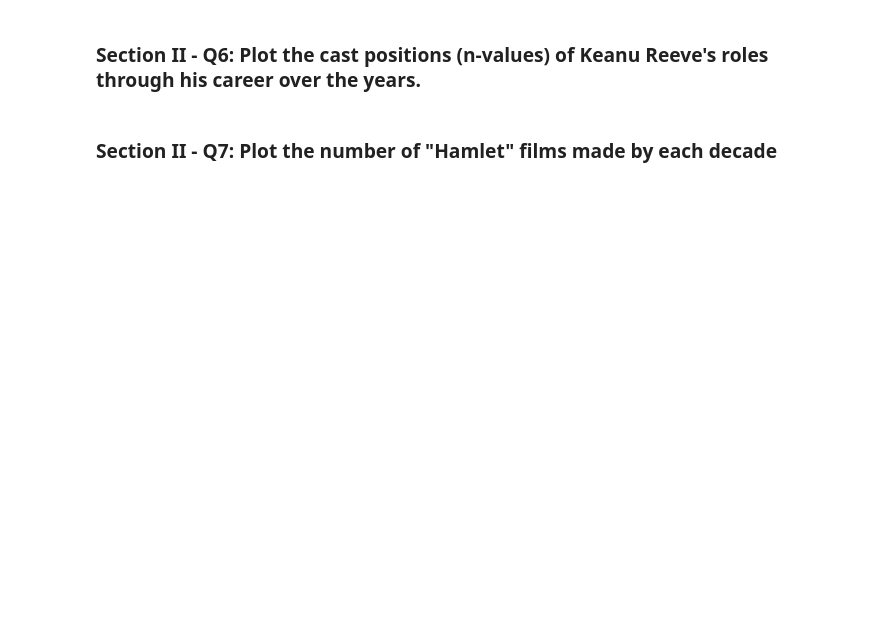
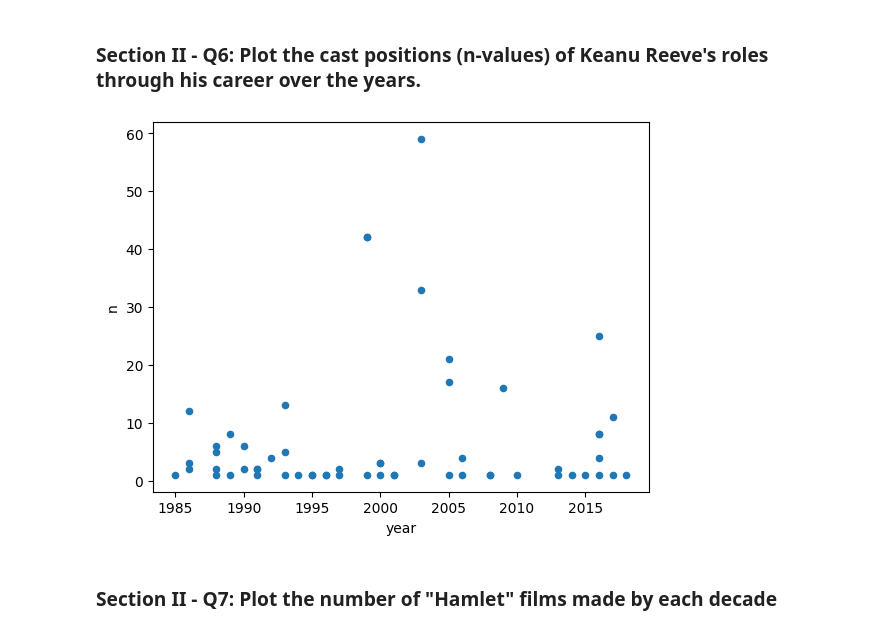
Before and after one commit to drewzemke/mle-mini-projects, a Jupyter notebook: mec-5.3.10-data-wranging-with-pandas-mini-project/Mini_Project_Data_Wrangling_Pandas.ipynb, the cells around one changed output. Drawn from its saved outputs; the diff is of its cells as text; code cells hidden in the pictures; blank space fills up the shorter version.

```diff
--- a/mec-5.3.10-data-wranging-with-pandas-mini-project/Mini_Project_Data_Wrangling_Pandas.ipynb
+++ b/mec-5.3.10-data-wranging-with-pandas-mini-project/Mini_Project_Data_Wrangling_Pandas.ipynb
@@ -394,4 +506,8 @@ top_ten.plot(kind='barh')
 # %% [markdown]
 ### Section II - Q6: Plot the cast positions (n-values) of Keanu Reeve's roles through his career over the years.
+# %%
+keanu.plot(kind='scatter', x='year', y='n');
+# %% [output]
+[figure, added]
 # %% [markdown]
 ### Section II - Q7: Plot the number of "Hamlet" films made by each decade
```
Also changed, not shown: parts of 16 cells of this notebook.
